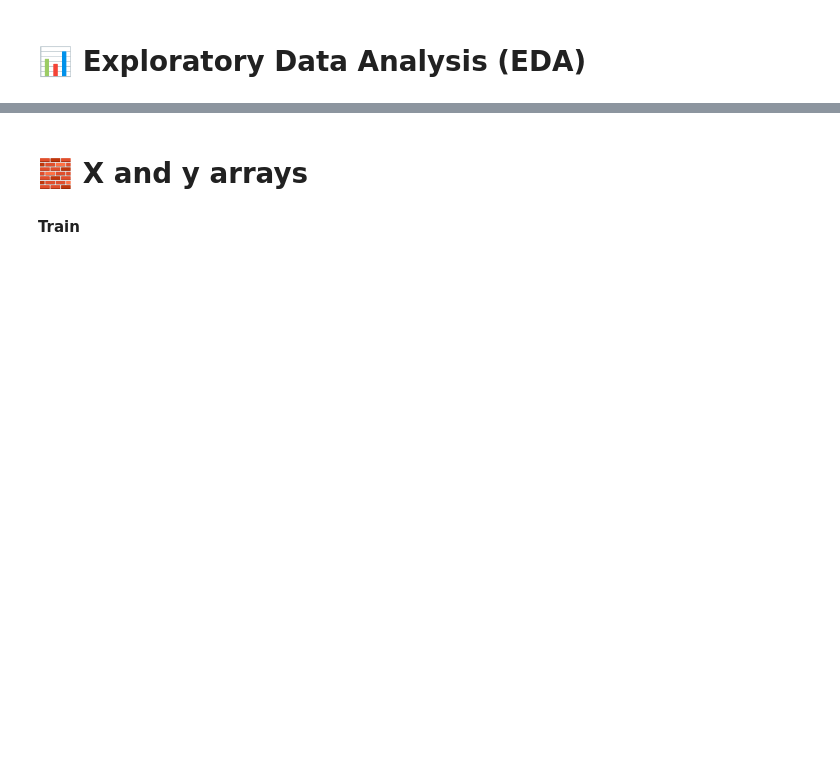
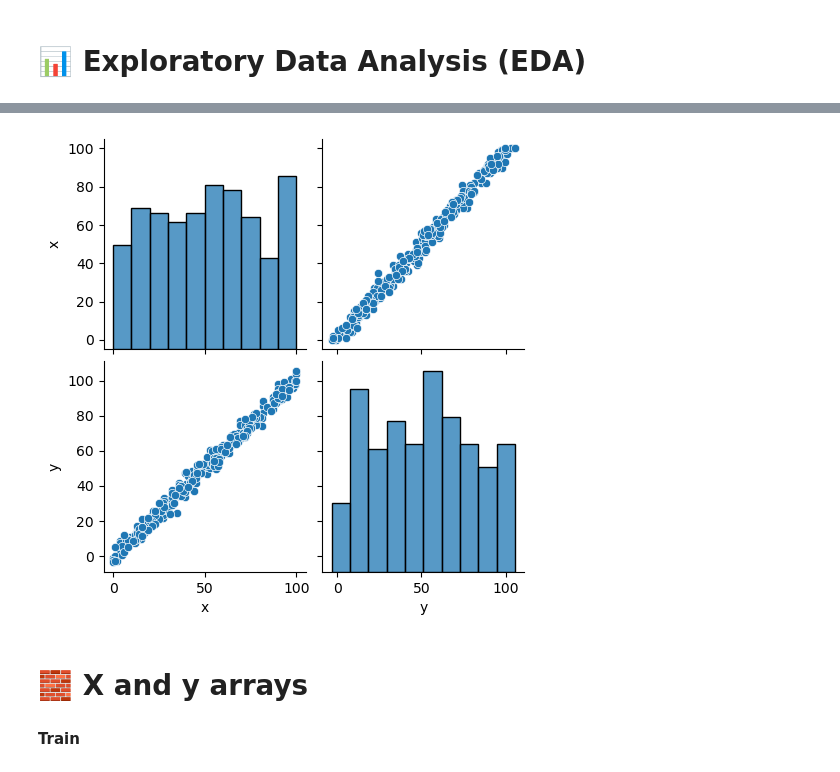
Before and after one commit to aminizahra/Pattern-recognition, a Jupyter notebook: Linear Regression_Closed Form/linear-regression-closed-form.ipynb, the cells around one changed output, grey strips where cells are left out. Drawn from its saved outputs; the diff is of its cells as text; code cells hidden in the pictures; blank space fills up the shorter version.

```diff
--- a/Linear Regression_Closed Form/linear-regression-closed-form.ipynb
+++ b/Linear Regression_Closed Form/linear-regression-closed-form.ipynb
@@ -130,3 +143,10 @@ sns.pairplot(test)
+# %%
+# sns.pairplot(test)
+g_test = sns.pairplot(test)
+g_test.savefig("img/pairplot_test.png", dpi=300)
+plt.show()
+# %% [output]
+[figure, added]
 # %% [markdown]
 # 🧱 **X and y arrays**
 # %% [markdown]
```
Also changed, not shown: parts of 21 cells of this notebook, 7 other files.
